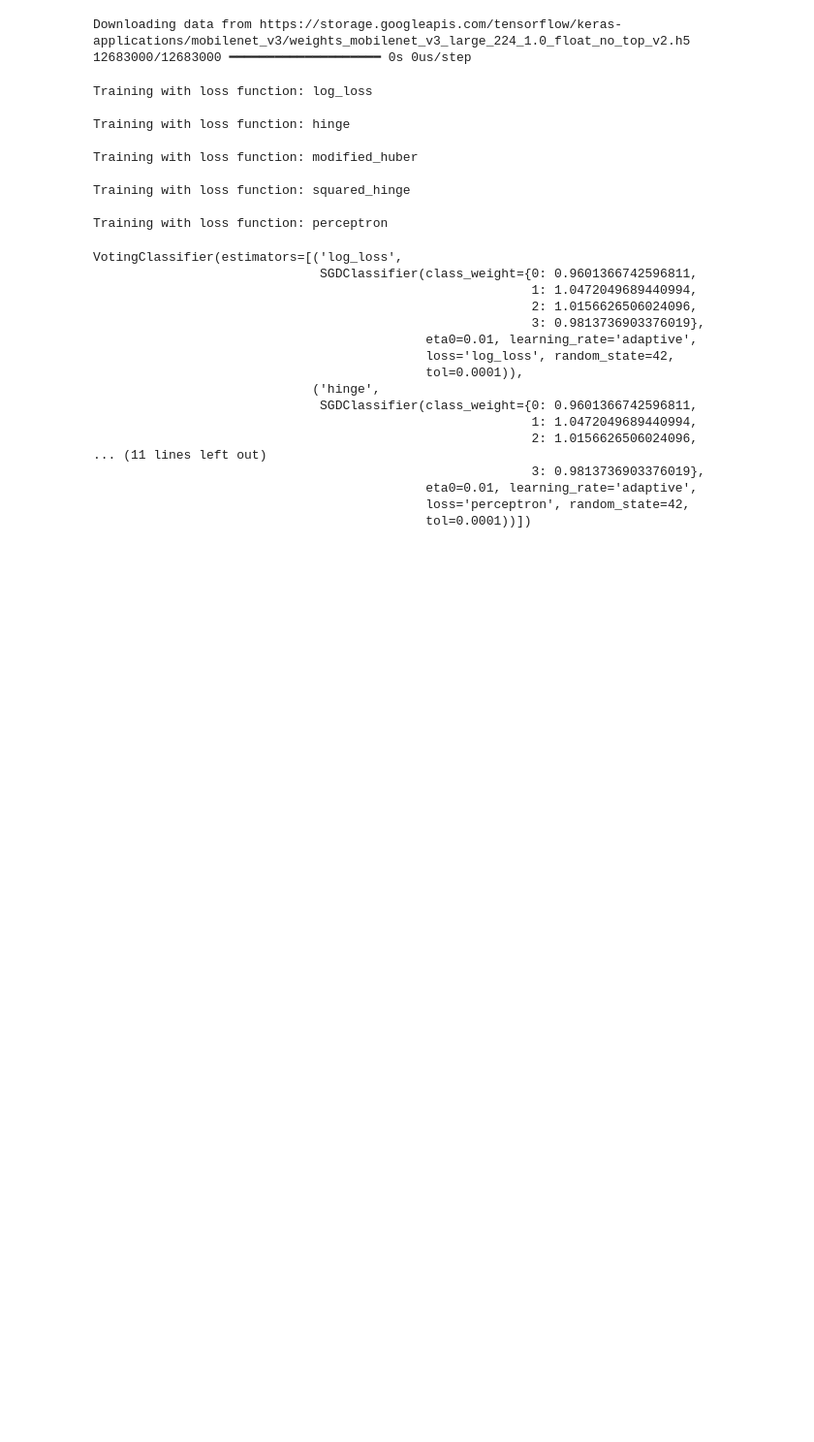
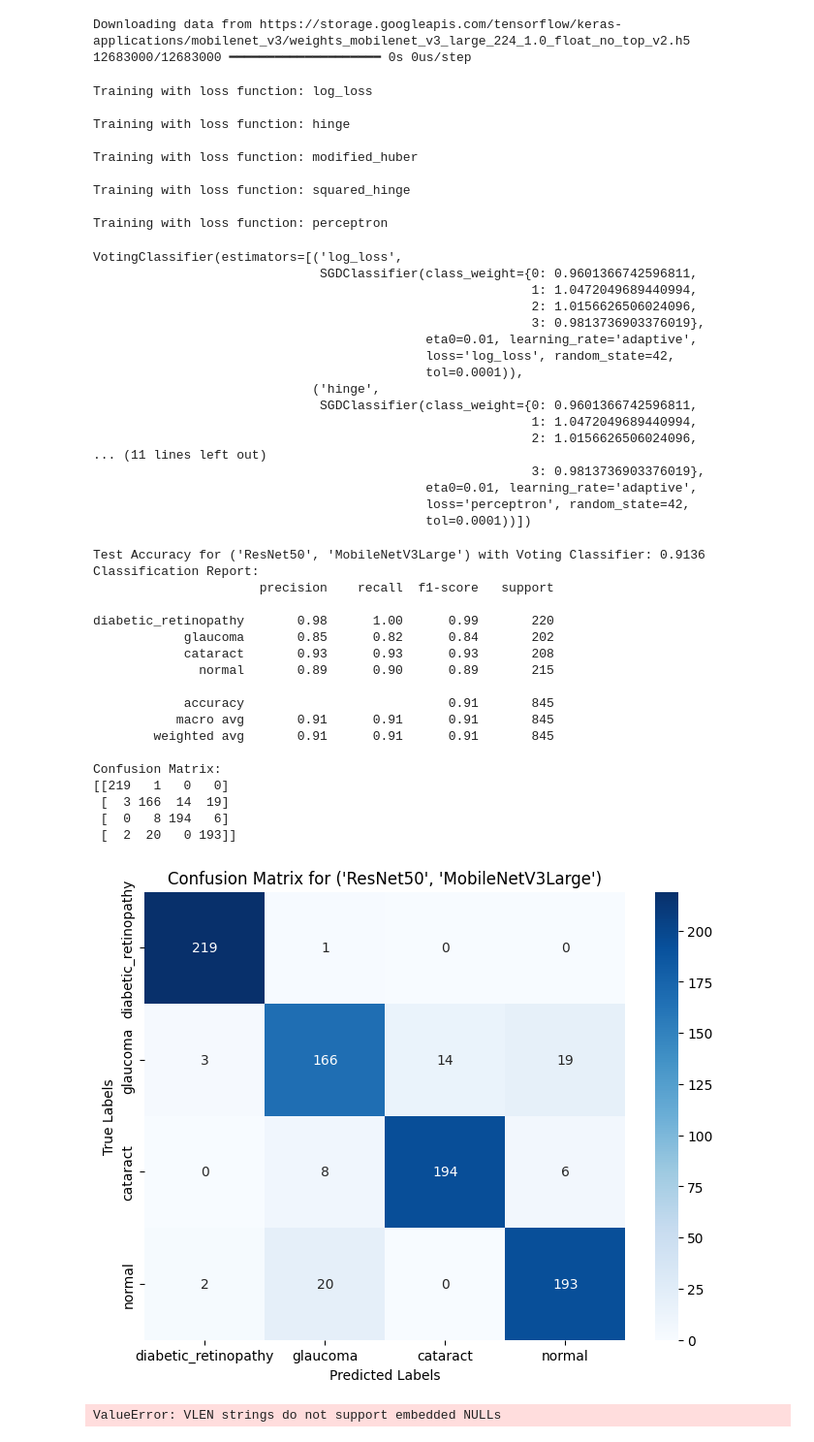
Before and after one commit to DinurakshanRavichandran/Visio-Glance, a Jupyter notebook: Res_Mob_Final.ipynb, the cells around one changed output. Shown at 97% size. Cells and saved outputs as stored; diff of their text form; code cells hidden in the pictures; blank space fills up the shorter version.

Commit message:
error

```diff
--- a/Res_Mob_Final.ipynb
+++ b/Res_Mob_Final.ipynb
@@ -223,3 +223,59 @@ VotingClassifier(estimators=[('log_loss',
                                             eta0=0.01, learning_rate='adaptive',
                                             loss='perceptron', random_state=42,
                                             tol=0.0001))])
+# %%
+#  EVALUATE MODEL
+y_pred = voting_clf.predict(X_test)
+
+#  PRINT ACCURACY & CLASSIFICATION REPORT
+print(f"Test Accuracy for ('ResNet50', 'MobileNetV3Large') with Voting Classifier: {accuracy_score(y_test, y_pred):.4f}")
+print("Classification Report:")
+print(classification_report(y_test, y_pred, target_names=class_names))
+
+#  CONFUSION MATRIX
+cm = confusion_matrix(y_test, y_pred)
+print("Confusion Matrix:")
+print(cm)
+
+#  PLOT CONFUSION MATRIX
+plt.figure(figsize=(8, 6))
+sns.heatmap(cm, annot=True, fmt='g', cmap='Blues', xticklabels=class_names, yticklabels=class_names)
+plt.title("Confusion Matrix for ('ResNet50', 'MobileNetV3Large')")
+plt.xlabel('Predicted Labels')
+plt.ylabel('True Labels')
+plt.show()
+# %% [output]
+Test Accuracy for ('ResNet50', 'MobileNetV3Large') with Voting Classifier: 0.9136
+Classification Report:
+                      precision    recall  f1-score   support
+
+diabetic_retinopathy       0.98      1.00      0.99       220
+            glaucoma       0.85      0.82      0.84       202
+            cataract       0.93      0.93      0.93       208
+              normal       0.89      0.90      0.89       215
+
+            accuracy                           0.91       845
+           macro avg       0.91      0.91      0.91       845
+        weighted avg       0.91      0.91      0.91       845
+
+Confusion Matrix:
+[[219   1   0   0]
+ [  3 166  14  19]
+ [  0   8 194   6]
+ [  2  20   0 193]]
+[figure, added]
+# %%
+import h5py
+import pickle
+
+
+# Save trained model
+model_save_path = '/content/drive/MyDrive/Sakuna_Eye_Disease_Detection_Model_RES_and_Mob.h5'
+
+with h5py.File(model_save_path, 'w') as hf:
+    pickled_model = pickle.dumps(voting_clf)
+    hf.create_dataset('model', data=pickled_model)
+
+print(f"Model saved at {model_save_path}")
+# %% [output]
+ValueError: VLEN strings do not support embedded NULLs
```
